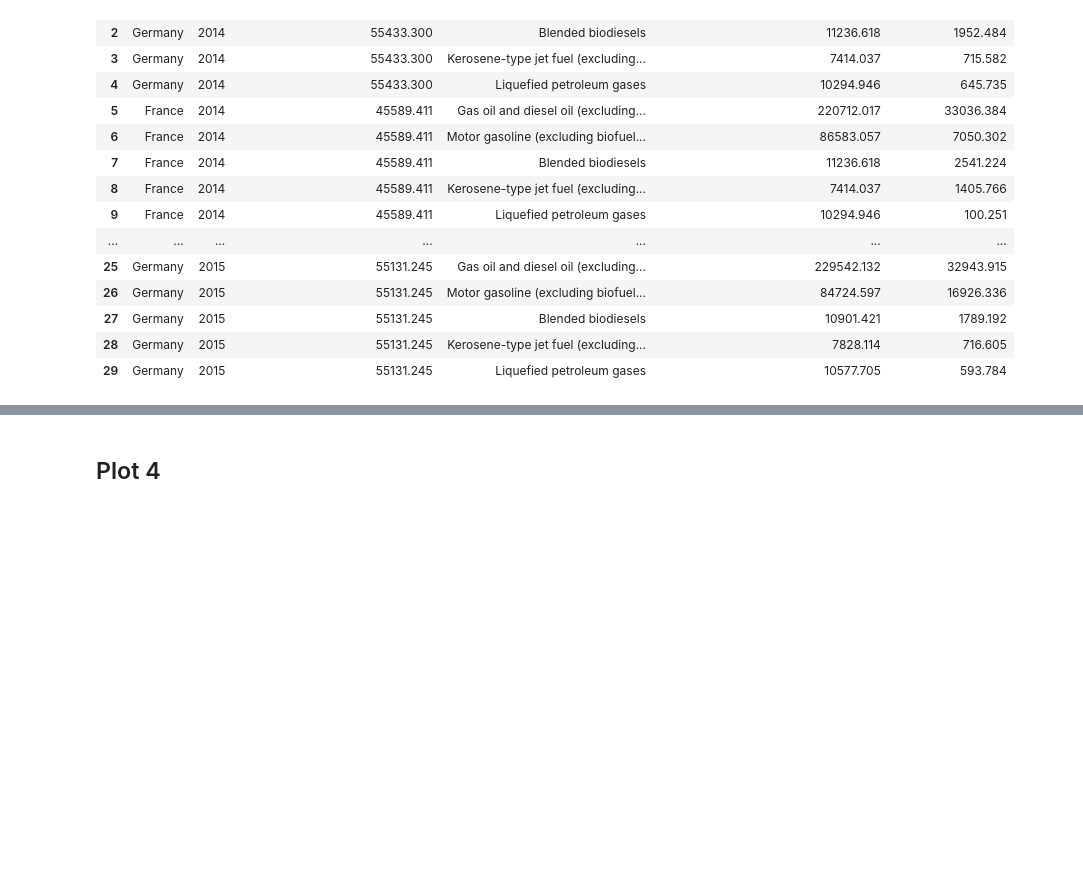
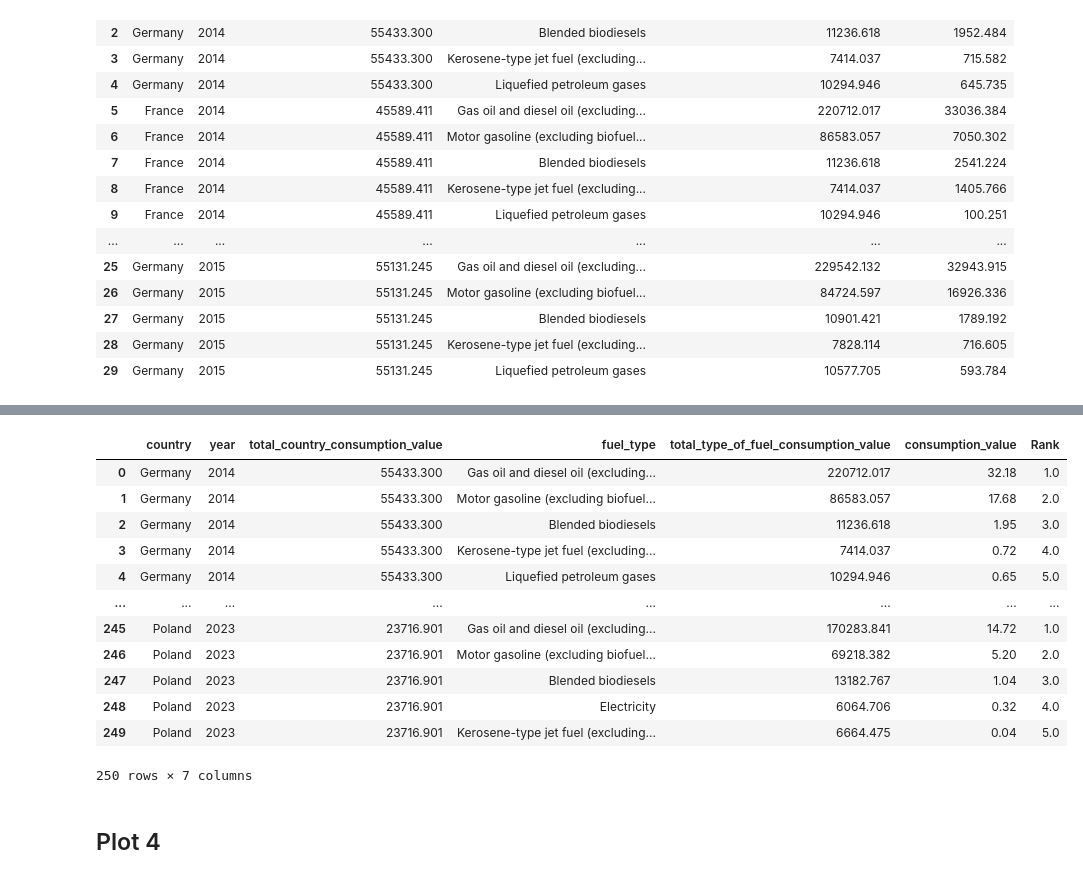
Before and after one commit to riccardocicala/Data_Visualization_Chart_Troopers, a Jupyter notebook: Stucchi/data_preparation.ipynb, the cells around one changed output, grey strips where cells are left out. Saved outputs shown, nothing was run; the diff lists cells and outputs as text; code cells hidden in the pictures; blank space fills up the shorter version.

```diff
--- a/Stucchi/data_preparation.ipynb
+++ b/Stucchi/data_preparation.ipynb
@@ -466,3 +507,20 @@ df8_final_energy_consumption_in_transport_by_type_of_fuel_top_countries_per_year
+# %%
+df8_final_energy_consumption_in_transport_by_type_of_fuel_top_countries_per_year['consumption_value'] = (df8_final_energy_consumption_in_transport_by_type_of_fuel_top_countries_per_year['consumption_value'] / 1_000).round(2)
+df8_final_energy_consumption_in_transport_by_type_of_fuel_top_countries_per_year
+# %% [output]
+|  | country | year | total_country_consumption_value | fuel_type | total_type_of_fuel_consumption_value | consumption_value | Rank |
+| 0 | Germany | 2014 | 55433.300 | Gas oil and diesel oil (excluding... | 220712.017 | 32.18 | 1.0 |
+| 1 | Germany | 2014 | 55433.300 | Motor gasoline (excluding biofuel... | 86583.057 | 17.68 | 2.0 |
+| 2 | Germany | 2014 | 55433.300 | Blended biodiesels | 11236.618 | 1.95 | 3.0 |
+| 3 | Germany | 2014 | 55433.300 | Kerosene-type jet fuel (excluding... | 7414.037 | 0.72 | 4.0 |
+| 4 | Germany | 2014 | 55433.300 | Liquefied petroleum gases | 10294.946 | 0.65 | 5.0 |
+| ... | ... | ... | ... | ... | ... | ... | ... |
+| 245 | Poland | 2023 | 23716.901 | Gas oil and diesel oil (excluding... | 170283.841 | 14.72 | 1.0 |
+| 246 | Poland | 2023 | 23716.901 | Motor gasoline (excluding biofuel... | 69218.382 | 5.20 | 2.0 |
+| 247 | Poland | 2023 | 23716.901 | Blended biodiesels | 13182.767 | 1.04 | 3.0 |
+| 248 | Poland | 2023 | 23716.901 | Electricity | 6064.706 | 0.32 | 4.0 |
+| 249 | Poland | 2023 | 23716.901 | Kerosene-type jet fuel (excluding... | 6664.475 | 0.04 | 5.0 |
+250 rows × 7 columns
 # %%
 df8_final_energy_consumption_in_transport_by_type_of_fuel_top_countries_per_year.to_csv('prepared_datasets/plot3.csv')
 # %% [markdown]
```
Also changed, not shown: parts of 9 cells of this notebook, 8 other files.
